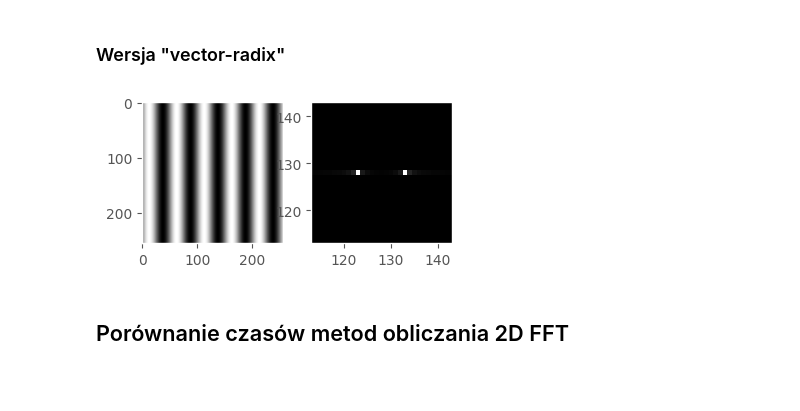
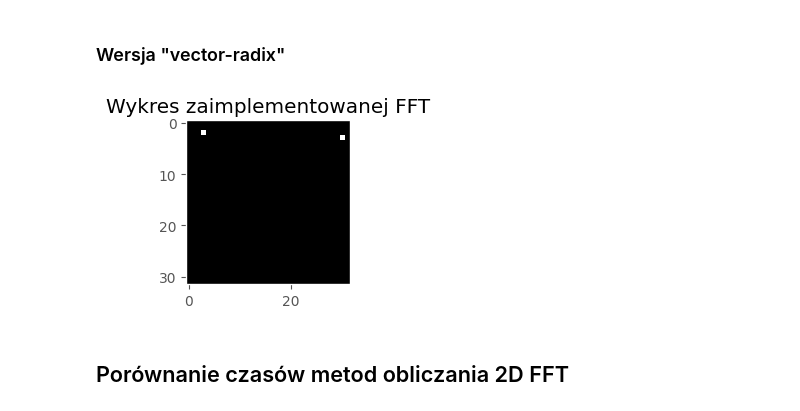
Before and after one commit to 5arcoramphu5/FastFourierTransform, a Jupyter notebook: fast_fourier_transform.ipynb, the cells around one changed output. Saved outputs shown, nothing was run; the diff lists cells and outputs as text; code cells hidden in the pictures; blank space fills up the shorter version.

```diff
--- a/fast_fourier_transform.ipynb
+++ b/fast_fourier_transform.ipynb
@@ -354,27 +273,26 @@ def vector_radixFFT(a):
 
     return DFT
-# %%
-a = grating(canvasSize, 50, 0, 0, 1)
-
-plt.figure(figsize=(4,4))
-plt.set_cmap("gray")
-plt.subplot(121)
-plt.imshow(a)
-plt.grid(False)
-
-A = np.fft.ifftshift(a)
-A = vector_radixFFT(A)
-A = np.fft.fftshift(A)
-plt.subplot(122)
-plt.imshow(np.abs(A))
-plt.grid(False)
-
-offset = 15
-plt.xlim([canvasSize/2 - offset, canvasSize/2 + offset])
-plt.ylim([canvasSize/2 - offset, canvasSize/2 + offset])
-plt.show()
-# %% [output]
-[figure, removed]
+# %%
+canvasSize = 32
+
+x = np.arange(canvasSize)
+X, Y = np.meshgrid(x, x)
+a = f(X, Y, canvasSize)
+
+plt.figure(figsize=(4,4))
+plt.set_cmap("gray")
+
+plt.subplot(122)
+plt.title('Wykres zaimplementowanej FFT')
+A = row_columnFFT(a)
+plt.imshow(np.abs(A))
+plt.grid(False)
+
+plt.tight_layout()
+
+plt.show()
+# %% [output]
+[figure, added]
 # %% [markdown]
 ## Porównanie czasów metod obliczania 2D FFT
 # %%
```
Also changed, not shown: parts of 23 cells of this notebook.
